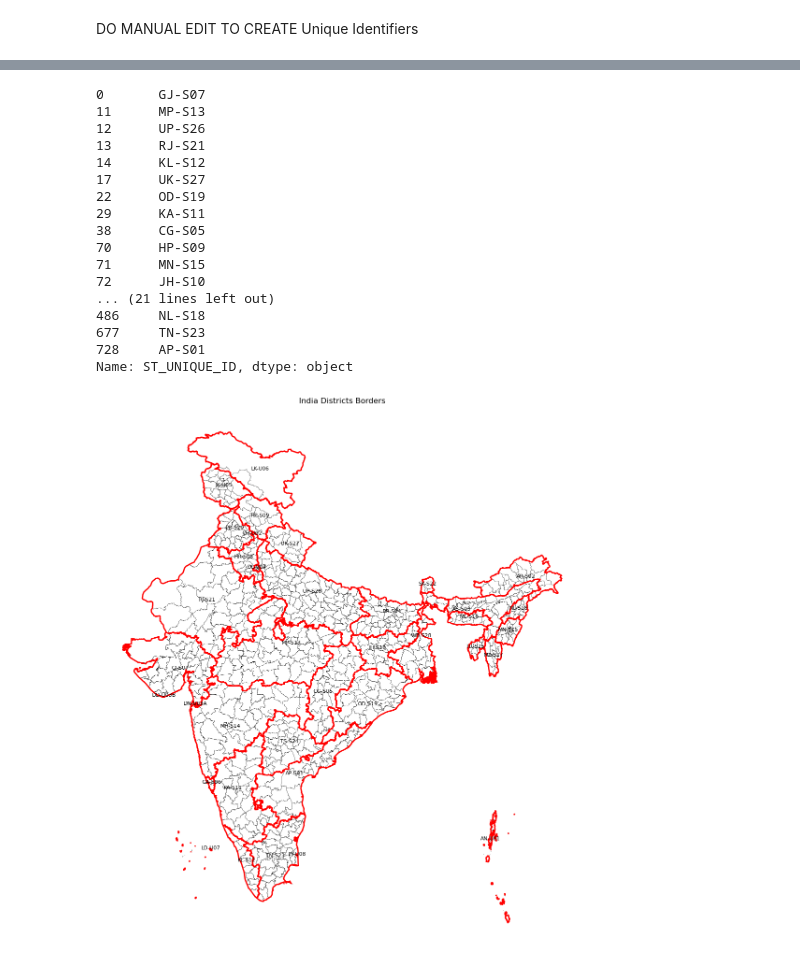
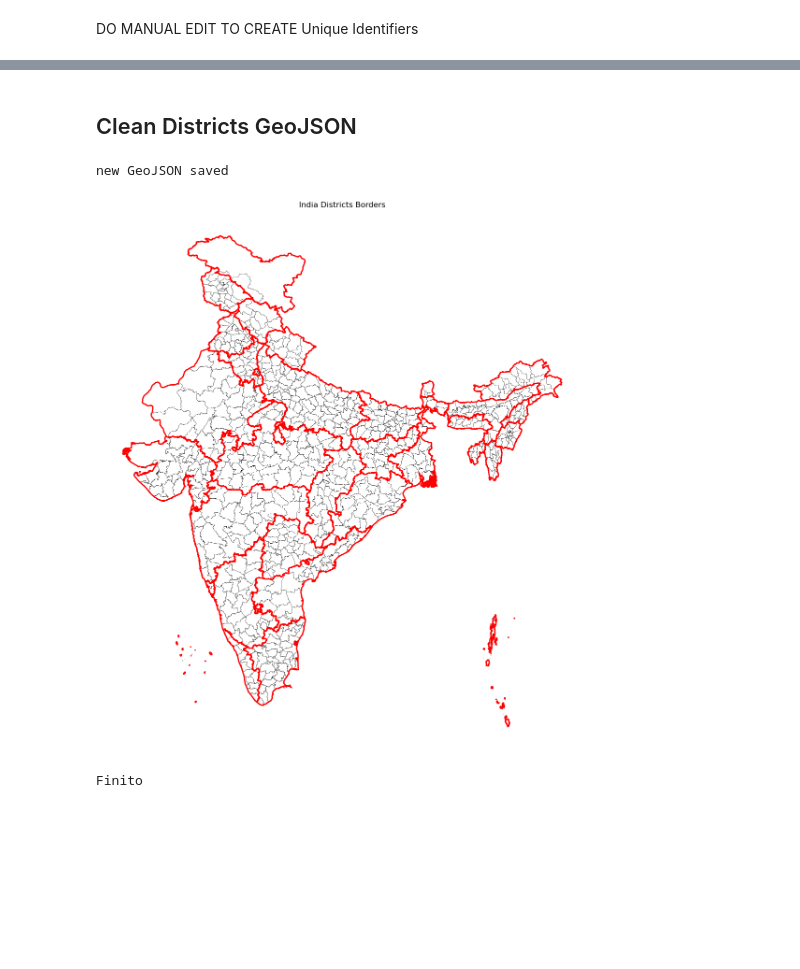
Before and after one commit to talktokalyan/Kalyan-Jupyter-Notebooks, a Jupyter notebook: Capex/Prepare-Geo-Capex.ipynb, the cells around one changed output, grey strips where cells are left out. Cells and saved outputs as stored; diff of their text form; code cells hidden in the pictures; blank space fills up the shorter version.

```diff
--- a/Capex/Prepare-Geo-Capex.ipynb
+++ b/Capex/Prepare-Geo-Capex.ipynb
@@ -121,3 +61,5 @@ FINITO: EXCEL ---> JSON
+# %% [markdown]
+## Clean Districts GeoJSON
 # %%
 import geopandas as gpd
 
@@ -177,59 +119,61 @@ for idx, row in dist_gdf.iterrows():
         if row['stname'] == condition['match']:  # Replace 'existing_property' with the actual column name
             dist_gdf.at[idx, 'ST_UNIQUE_ID'] = condition['new_value']
             break  # Exit the loop after the first match to avoid overwriting
 
+# Sort the DataFrame by 'st_id' and 'dtname'
+dist_gdf = dist_gdf.sort_values(by=['ST_UNIQUE_ID', 'dtname']).reset_index(drop=True)
+
+# Group by 'st_id' and create a serial number for each district within each group
+dist_gdf['serial_no'] = dist_gdf.groupby('ST_UNIQUE_ID').cumcount() + 1
+
+# Convert the serial number to a string and pad with zeros to have four digits
+dist_gdf['serial_no'] = dist_gdf['serial_no'].astype(str).str.zfill(3)
+
+# Create the unique ID string by concatenating 'st_id' and the zero-padded serial number
+dist_gdf['DT_UNIQUE_ID'] = dist_gdf['ST_UNIQUE_ID'] + '-D' + dist_gdf['serial_no']
+
+# Drop the 'serial_no' column as it is no longer needed
+dist_gdf = dist_gdf.drop(columns=['serial_no'])
+
 
 # Save the modified GeoDataFrame back to a GeoJSON file
-output_file_path= os.path.join(proj_folder, 'new.geojson')
-
+output_file_path= os.path.join(shapefiles_cleaned, 'india_districts_cleaned-V1.geojson')
 dist_gdf.to_file(output_file_path, driver='GeoJSON')
 
+print('new GeoJSON saved')
+##############
 # Read the just saved new GeoJSON file into a GeoDataFrame
-dist_gdf = gpd.read_file(output_file_path)
+gdf = gpd.read_file(output_file_path)
 
 # Create a plot
 fig, ax = plt.subplots(figsize=(15, 15))
 # Set the background color of the figure
 fig.patch.set_facecolor('white')  # Change 'lightblue' to your preferred color
 
 # Plot the districts with a thin border
 # districts_gdf.plot(ax=ax, color='white', edgecolor='black', linewidth=0.5)
-dist_gdf.plot(ax=ax, color='white', edgecolor='black', linewidth=0.25)
+gdf.plot(ax=ax, color='white', edgecolor='black', linewidth=0.25)
 
 # Plot the state borders with a thicker line
 states_gdf.boundary.plot(ax=ax, edgecolor='red', linewidth=2)
 
-# Loop through each geometry and add text annotations for "ST_UNIQUE_ID"
-for idx, row in states_gdf.iterrows():
-    # Get the geometry's representative point (centroid)
-    point = row.geometry.representative_point()
-
-    # Use the `ax.annotate` method to add text annotations
-    ax.annotate(text=row['ST_UNIQUE_ID'], xy=(point.x, point.y), horizontalalignment='center', fontsize=8)
+# # Loop through each geometry and add text annotations for "ST_UNIQUE_ID"
+# for idx, row in gdf.iterrows():
+#     # Get the geometry's representative point (centroid)
+#     point = row.geometry.representative_point()
+#     # Use the `ax.annotate` method to add text annotations
+#     ax.annotate(text=row['DT_UNIQUE_ID'], xy=(point.x, point.y), horizontalalignment='center', fontsize=4)
 
 
 # Remove the axis for a cleaner look
 ax.axis('off')
 # Set the title
 plt.title('India Districts Borders')
 # Display the plot
 plt.show()
+
+print('Finito')
 # %% [output]
-0       GJ-S07
-11      MP-S13
-12      UP-S26
-13      RJ-S21
-14      KL-S12
-17      UK-S27
-22      OD-S19
-29      KA-S11
-38      CG-S05
-70      HP-S09
-71      MN-S15
-72      JH-S10
-... (21 lines left out)
-486     NL-S18
-677     TN-S23
-728     AP-S01
-Name: ST_UNIQUE_ID, dtype: object
+new GeoJSON saved
-[figure, old version]
+[figure, new version]
+Finito
```
Also changed, not shown: parts of 9 cells of this notebook, 13 other files.
